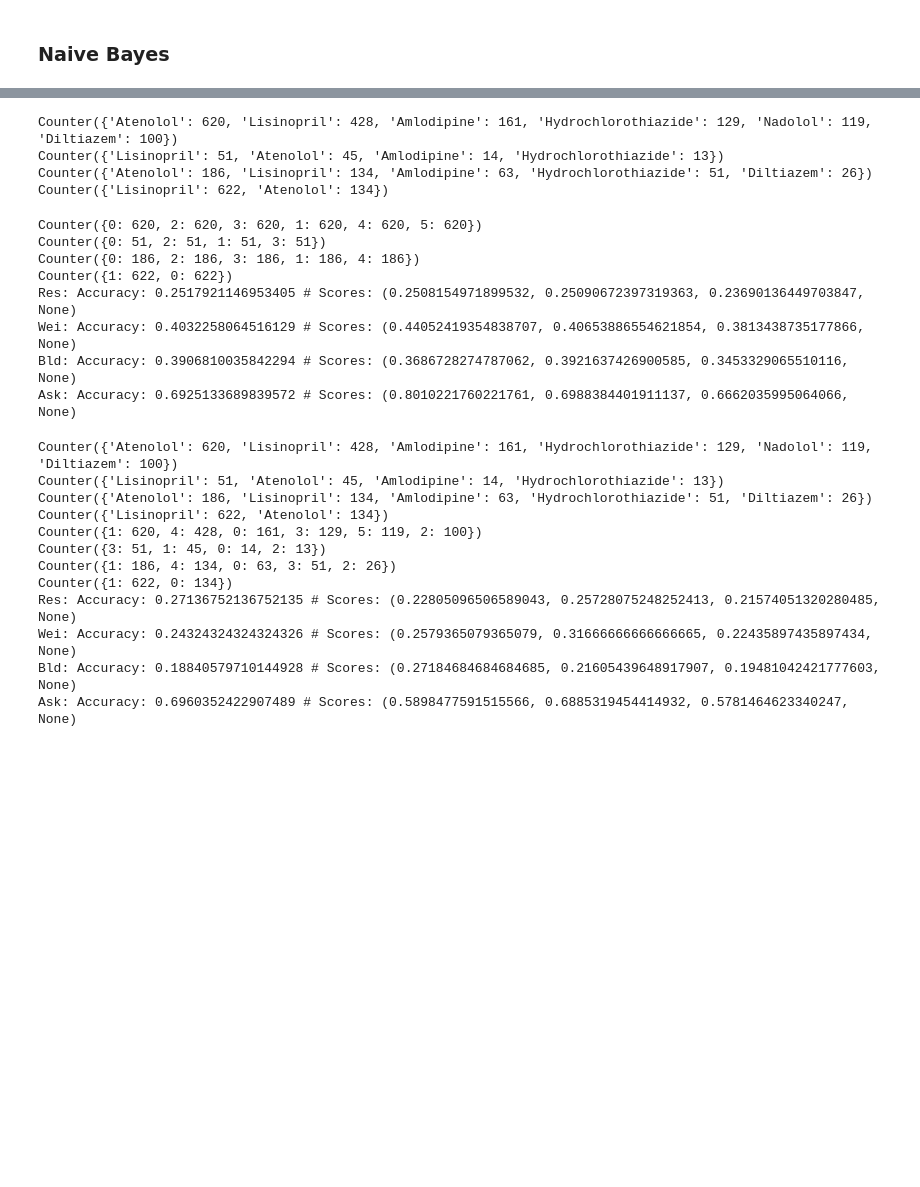
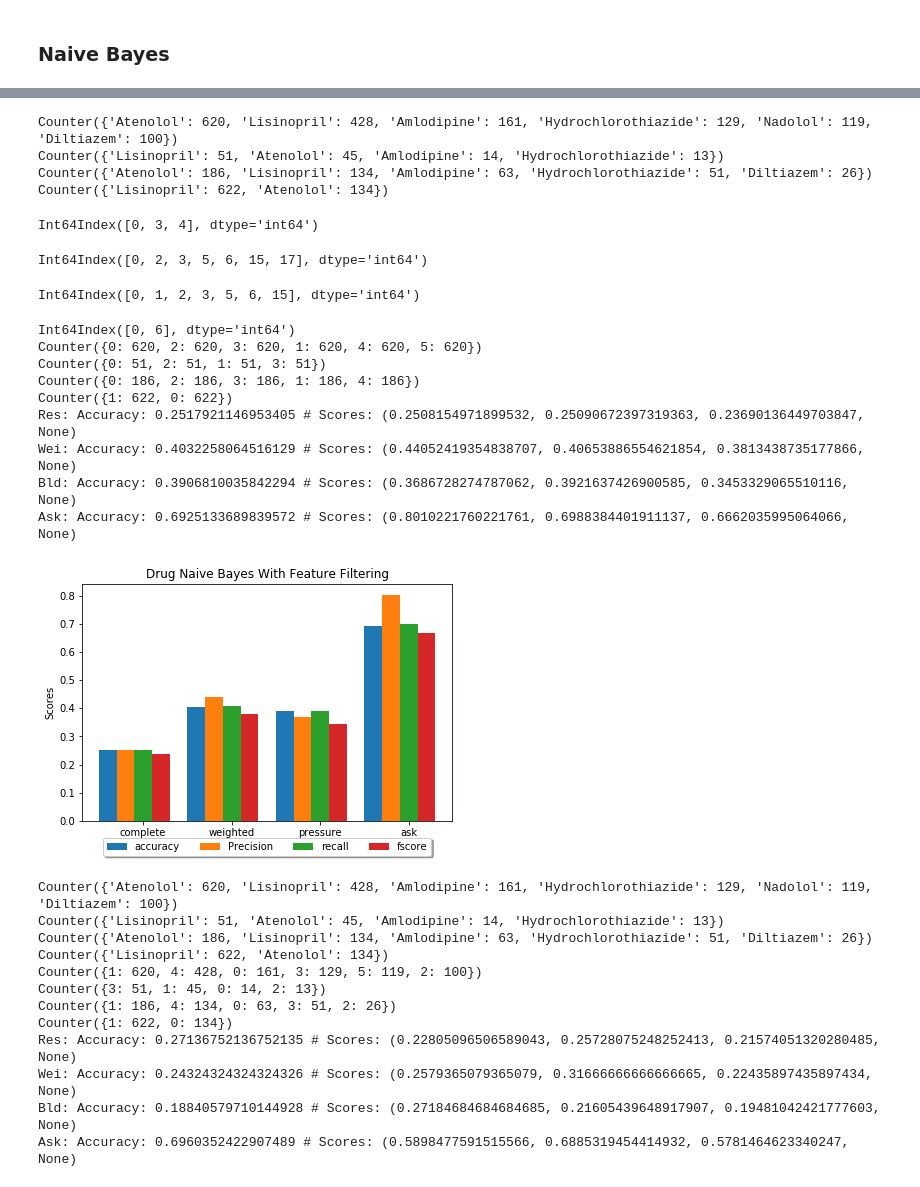
Before and after one commit to AHAMES/GraduationProject.Social.Media.Drug.Side.Effects.Classification, a Jupyter notebook: Classifier2/Classifier.ipynb, the cells around one changed output, grey strips where cells are left out. Cells and saved outputs as stored; diff of their text form; code cells hidden in the pictures; blank space fills up the shorter version.

```diff
--- a/Classifier2/Classifier.ipynb
+++ b/Classifier2/Classifier.ipynb
@@ -1446,39 +1427,60 @@ Ask: Accuracy: 0.7219251336898396 # Scores: (0.7578153072224219, 0.7258032214688
 # %%
 label='Drug'
 asklabel='Drug'
 Stats = pd.DataFrame(columns = ['Dataset','Accuracy', 'Precision' , 'Recall','FScore'])
 
 result,result_labels,weighted,weighted_labels,blood,blood_labels,ask,ask_labels=prepareDataset(label,asklabel)
 res_feat=importance(result,result_labels)
 wei_feat=importance(weighted,weighted_labels)
 blood_feat=importance(blood,blood_labels)
 ask_feat=importance(ask,ask_labels)
 res_acc,res_scores=NB(pd.DataFrame(result)[res_feat],result_labels,"Result")
 wei_acc,wei_scores=NB(pd.DataFrame(weighted)[wei_feat],weighted_labels,"Weighted")
 blood_acc,blood_scores=NB(pd.DataFrame(blood)[blood_feat],blood_labels,"Blood")
 ask_acc,ask_scores=NB(pd.DataFrame(ask)[ask_feat],ask_labels,"Ask")
 print("Res: Accuracy: " + str(res_acc)+" # "+ "Scores: "+str(res_scores))
 print("Wei: Accuracy: " + str(wei_acc)+" # "+ "Scores: "+str(wei_scores))
 print("Bld: Accuracy: " + str(blood_acc)+" # "+ "Scores: "+str(blood_scores))
 print("Ask: Accuracy: " + str(ask_acc)+" # "+ "Scores: "+str(ask_scores))
 Stats=Stats.append({'Dataset':"Complete",'Accuracy':res_acc,'Precision':res_scores[0],'Recall':res_scores[1],'FScore':res_scores[2]},ignore_index=True)
 Stats=Stats.append({'Dataset':"Weighted",'Accuracy':wei_acc,'Precision':wei_scores[0],'Recall':wei_scores[1],'FScore':wei_scores[2]},ignore_index=True)
 Stats=Stats.append({'Dataset':"Blood",'Accuracy':blood_acc,'Precision':blood_scores[0],'Recall':blood_scores[1],'FScore':blood_scores[2]},ignore_index=True)
 Stats=Stats.append({'Dataset':"AskAPatient",'Accuracy':ask_acc,'Precision':ask_scores[0],'Recall':ask_scores[1],'FScore':ask_scores[2]},ignore_index=True)
-Stats.to_excel('NBresult_Stats'+label+'importance.xlsx')
+#Stats.to_excel('NBresult_Stats'+label+'importance.xlsx')
+
+plotResult(label+" Naive Bayes With Feature Filtering",Stats,Stats,Stats,Stats,0,1,2,3)
+
+import os.path
+if not os.path.exists('NBStatsImportance'+'.xlsx'):
+    writer = pd.ExcelWriter('NBStatsImportance'+'.xlsx', engine = 'xlsxwriter')
+    writer.save()
+    writer.close()
+writer = pd.ExcelWriter('NBStatsImportance'+'.xlsx', engine='openpyxl')
+book = load_workbook('NBStatsImportance'+'.xlsx')
+writer.book = book
+writer.sheets = dict((ws.title, ws) for ws in book.worksheets)
+
+Stats.to_excel(writer, sheet_name=label)
+writer.save()
+writer.close()
 # %% [output]
 Counter({'Atenolol': 620, 'Lisinopril': 428, 'Amlodipine': 161, 'Hydrochlorothiazide': 129, 'Nadolol': 119, 'Diltiazem': 100})
 Counter({'Lisinopril': 51, 'Atenolol': 45, 'Amlodipine': 14, 'Hydrochlorothiazide': 13})
 Counter({'Atenolol': 186, 'Lisinopril': 134, 'Amlodipine': 63, 'Hydrochlorothiazide': 51, 'Diltiazem': 26})
 Counter({'Lisinopril': 622, 'Atenolol': 134})
-Counter({0: 620, 2: 620, 3: 620, 1: 620, 4: 620, 5: 620})
-Counter({0: 51, 2: 51, 1: 51, 3: 51})
-Counter({0: 186, 2: 186, 3: 186, 1: 186, 4: 186})
-Counter({1: 622, 0: 622})
-Res: Accuracy: 0.2517921146953405 # Scores: (0.2508154971899532, 0.25090672397319363, 0.23690136449703847, None)
-Wei: Accuracy: 0.4032258064516129 # Scores: (0.44052419354838707, 0.40653886554621854, 0.3813438735177866, None)
-Bld: Accuracy: 0.3906810035842294 # Scores: (0.3686728274787062, 0.3921637426900585, 0.3453329065510116, None)
-Ask: Accuracy: 0.6925133689839572 # Scores: (0.8010221760221761, 0.6988384401911137, 0.6662035995064066, None)
+Int64Index([0, 3, 4], dtype='int64')
+Int64Index([0, 2, 3, 5, 6, 15, 17], dtype='int64')
+Int64Index([0, 1, 2, 3, 5, 6, 15], dtype='int64')
+Int64Index([0, 6], dtype='int64')
+Counter({0: 620, 2: 620, 3: 620, 1: 620, 4: 620, 5: 620})
+Counter({0: 51, 2: 51, 1: 51, 3: 51})
+Counter({0: 186, 2: 186, 3: 186, 1: 186, 4: 186})
+Counter({1: 622, 0: 622})
+Res: Accuracy: 0.2517921146953405 # Scores: (0.2508154971899532, 0.25090672397319363, 0.23690136449703847, None)
+Wei: Accuracy: 0.4032258064516129 # Scores: (0.44052419354838707, 0.40653886554621854, 0.3813438735177866, None)
+Bld: Accuracy: 0.3906810035842294 # Scores: (0.3686728274787062, 0.3921637426900585, 0.3453329065510116, None)
+Ask: Accuracy: 0.6925133689839572 # Scores: (0.8010221760221761, 0.6988384401911137, 0.6662035995064066, None)
+[figure, added]
 # %%
 label='Drug'
 asklabel='Drug'
```
Also changed, not shown: parts of 8 cells of this notebook, 19 other files.
